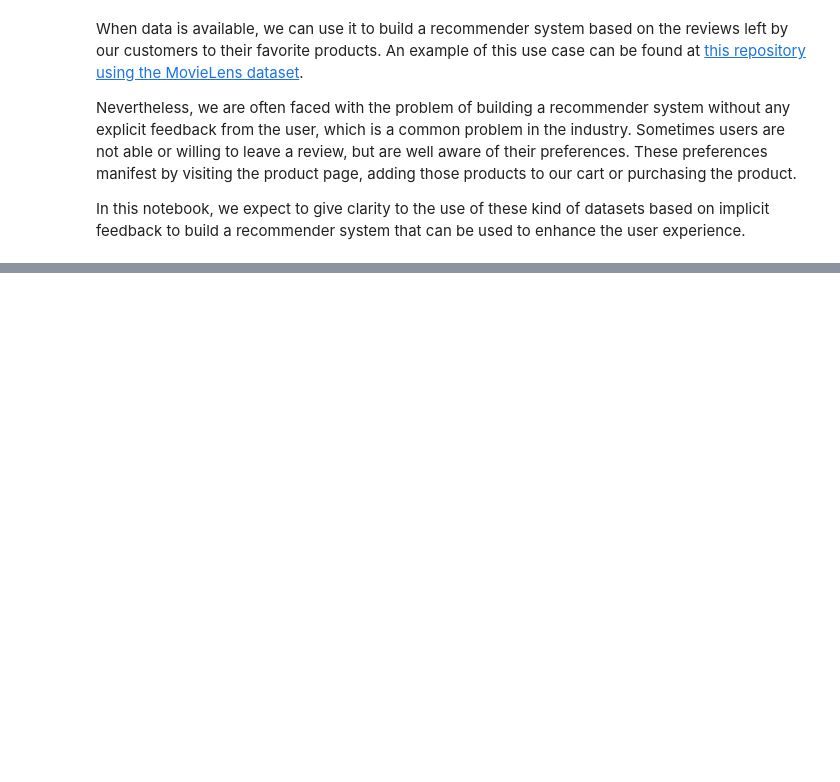
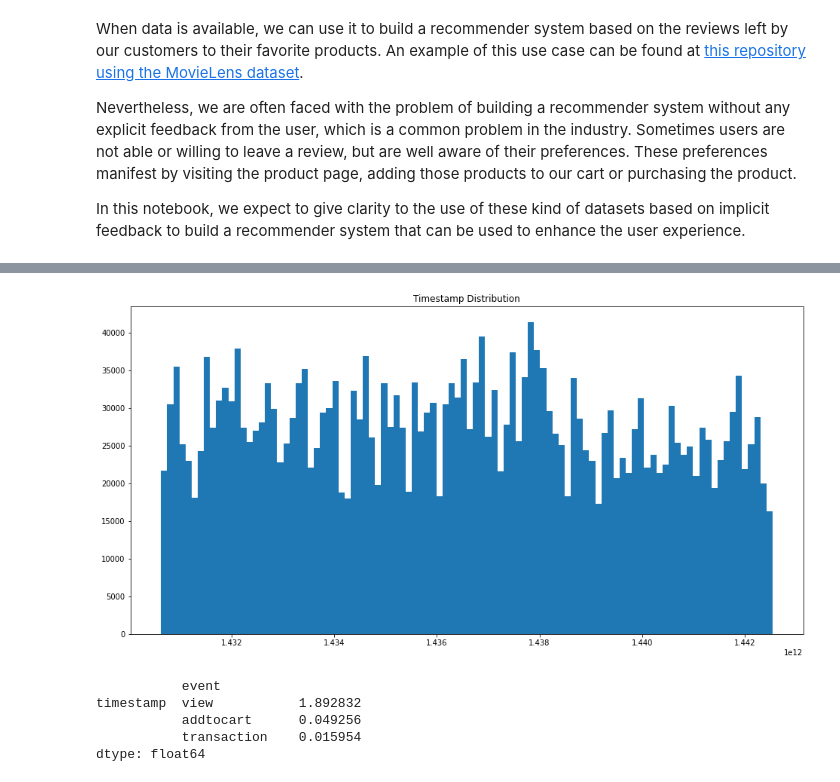
Before and after one commit to josumsc/retrocket-implicit-recommender, a Jupyter notebook: src/retrocket-implicit-recommender.ipynb, the cells around one changed output, grey strips where cells are left out. Cells and saved outputs as stored; diff of their text form; code cells hidden in the pictures; blank space fills up the shorter version.

```diff
--- a/src/retrocket-implicit-recommender.ipynb
+++ b/src/retrocket-implicit-recommender.ipynb
@@ -18,0 +59,16 @@ import implicit
+# %%
+fig, ax = plt.subplots(figsize=(16, 8))
+ax.hist(df['timestamp'], bins=100)
+ax.set_title('Timestamp Distribution')
+plt.show()
+# %% [output]
+[figure, added]
+# %%
+count_x_user_and_event = df.groupby(['visitorid', 'event']).agg({'timestamp': 'count'}).unstack()
+count_x_user_and_event.fillna(0).mean().sort_values(ascending=False)
+# %% [output]
+           event
+timestamp  view           1.892832
+           addtocart      0.049256
+           transaction    0.015954
+dtype: float64
```
Also changed, not shown: parts of 20 cells of this notebook, 1 other file.
